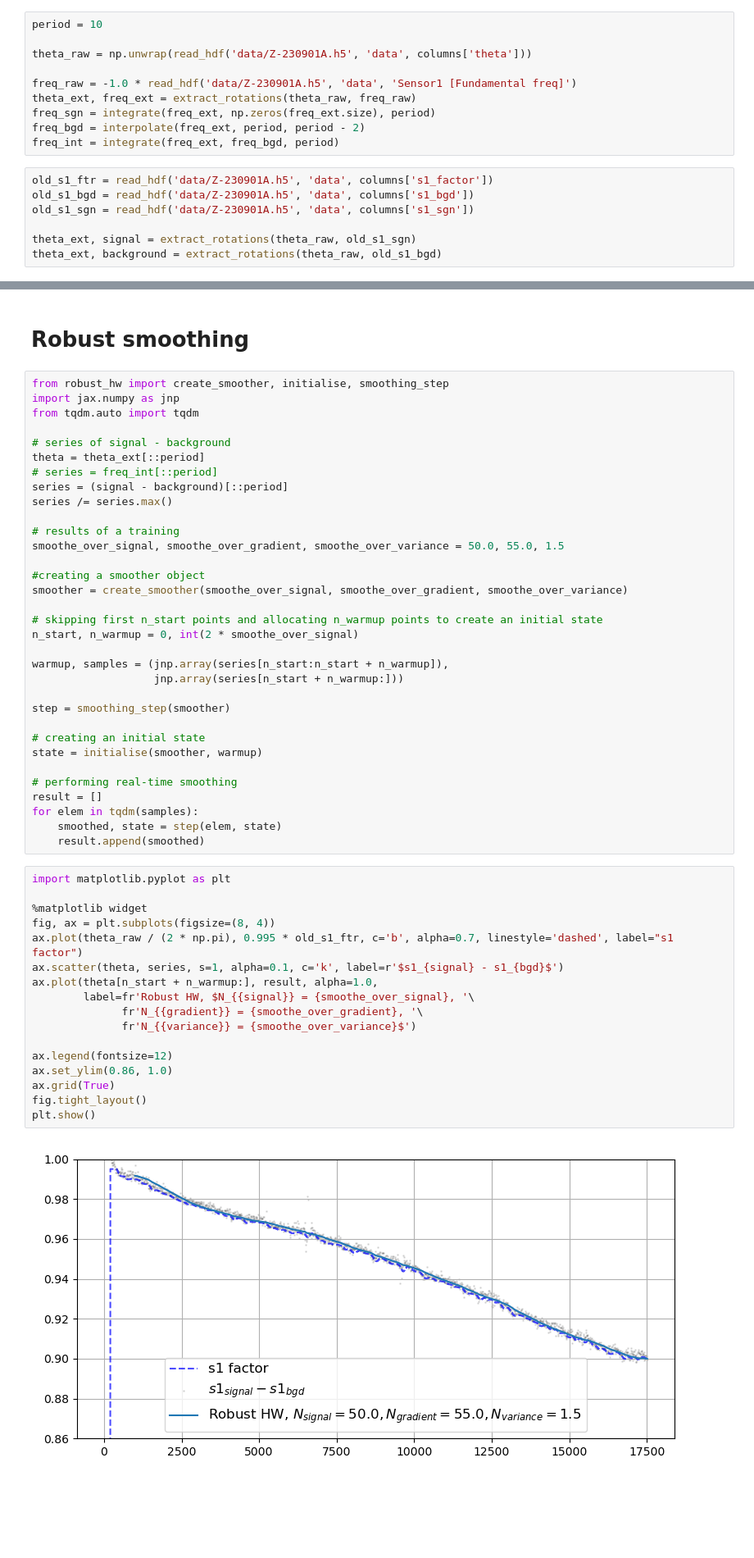
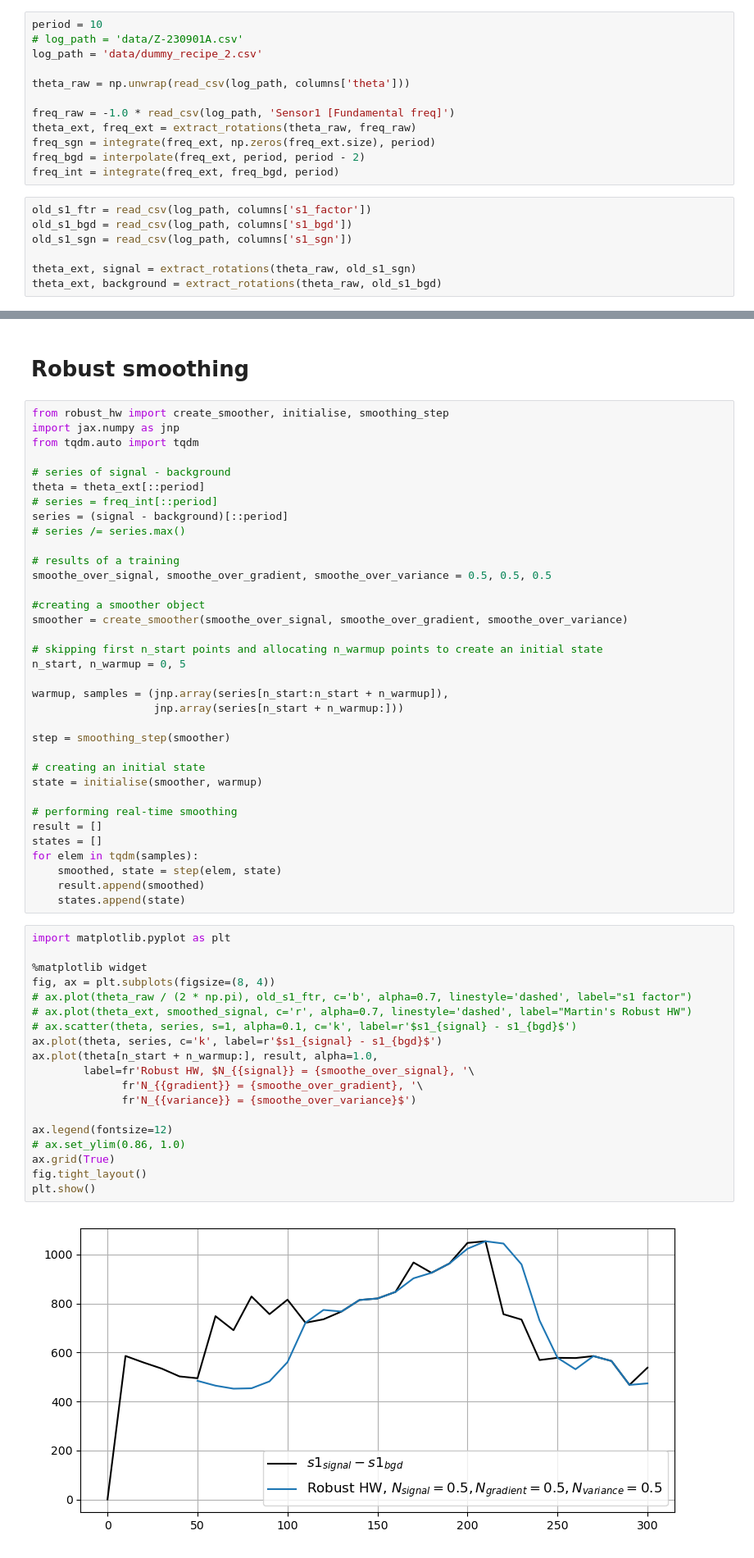
Before and after one commit to simply-nicky/robust_hw, a Jupyter notebook: dev_stats.ipynb, the cells around one changed output, grey strips where cells are left out. Shown at 82% size. Drawn from its saved outputs; the diff is of its cells as text; blank space fills up the shorter version.

```diff
--- a/dev_stats.ipynb
+++ b/dev_stats.ipynb
@@ -8,17 +28,19 @@ from scipy.ndimage import uniform_filter, gaussian_filter
 # %%
 period = 10
+# log_path = 'data/Z-230901A.csv'
+log_path = 'data/dummy_recipe_2.csv'
 
-theta_raw = np.unwrap(read_hdf('data/Z-230901A.h5', 'data', columns['theta']))
+theta_raw = np.unwrap(read_csv(log_path, columns['theta']))
 
-freq_raw = -1.0 * read_hdf('data/Z-230901A.h5', 'data', 'Sensor1 [Fundamental freq]')
+freq_raw = -1.0 * read_csv(log_path, 'Sensor1 [Fundamental freq]')
 theta_ext, freq_ext = extract_rotations(theta_raw, freq_raw)
 freq_sgn = integrate(freq_ext, np.zeros(freq_ext.size), period)
 freq_bgd = interpolate(freq_ext, period, period - 2)
 freq_int = integrate(freq_ext, freq_bgd, period)
 # %%
-old_s1_ftr = read_hdf('data/Z-230901A.h5', 'data', columns['s1_factor'])
-old_s1_bgd = read_hdf('data/Z-230901A.h5', 'data', columns['s1_bgd'])
-old_s1_sgn = read_hdf('data/Z-230901A.h5', 'data', columns['s1_sgn'])
+old_s1_ftr = read_csv(log_path, columns['s1_factor'])
+old_s1_bgd = read_csv(log_path, columns['s1_bgd'])
+old_s1_sgn = read_csv(log_path, columns['s1_sgn'])
 
 theta_ext, signal = extract_rotations(theta_raw, old_s1_sgn)
 theta_ext, background = extract_rotations(theta_raw, old_s1_bgd)
@@ -62,16 +88,16 @@ from tqdm.auto import tqdm
 theta = theta_ext[::period]
 # series = freq_int[::period]
 series = (signal - background)[::period]
-series /= series.max()
+# series /= series.max()
 
 # results of a training
-smoothe_over_signal, smoothe_over_gradient, smoothe_over_variance = 50.0, 55.0, 1.5
+smoothe_over_signal, smoothe_over_gradient, smoothe_over_variance = 0.5, 0.5, 0.5
 
 #creating a smoother object
 smoother = create_smoother(smoothe_over_signal, smoothe_over_gradient, smoothe_over_variance)
 
 # skipping first n_start points and allocating n_warmup points to create an initial state
-n_start, n_warmup = 0, int(2 * smoothe_over_signal)
+n_start, n_warmup = 0, 5
 
 warmup, samples = (jnp.array(series[n_start:n_start + n_warmup]),
                    jnp.array(series[n_start + n_warmup:]))
@@ -83,28 +109,32 @@ state = initialise(smoother, warmup)
 
 # performing real-time smoothing
 result = []
+states = []
 for elem in tqdm(samples):
     smoothed, state = step(elem, state)
     result.append(smoothed)
+    states.append(state)
 # %%
 import matplotlib.pyplot as plt
 
 %matplotlib widget
 fig, ax = plt.subplots(figsize=(8, 4))
-ax.plot(theta_raw / (2 * np.pi), 0.995 * old_s1_ftr, c='b', alpha=0.7, linestyle='dashed', label="s1 factor")
-ax.scatter(theta, series, s=1, alpha=0.1, c='k', label=r'$s1_{signal} - s1_{bgd}$')
+# ax.plot(theta_raw / (2 * np.pi), old_s1_ftr, c='b', alpha=0.7, linestyle='dashed', label="s1 factor")
+# ax.plot(theta_ext, smoothed_signal, c='r', alpha=0.7, linestyle='dashed', label="Martin's Robust HW")
+# ax.scatter(theta, series, s=1, alpha=0.1, c='k', label=r'$s1_{signal} - s1_{bgd}$')
+ax.plot(theta, series, c='k', label=r'$s1_{signal} - s1_{bgd}$')
 ax.plot(theta[n_start + n_warmup:], result, alpha=1.0,
         label=fr'Robust HW, $N_{{signal}} = {smoothe_over_signal}, '\
               fr'N_{{gradient}} = {smoothe_over_gradient}, '\
               fr'N_{{variance}} = {smoothe_over_variance}$')
 
 ax.legend(fontsize=12)
-ax.set_ylim(0.86, 1.0)
+# ax.set_ylim(0.86, 1.0)
 ax.grid(True)
 fig.tight_layout()
 plt.show()
 # %% [output]
-[figure, old version]
+[figure, new version]
 # %%
 from robust_hw import inject_hyperparams, meta_step, robust_holt_winters
 import optax as ox
```
Also changed, not shown: parts of 4 cells of this notebook, 2 other files.
